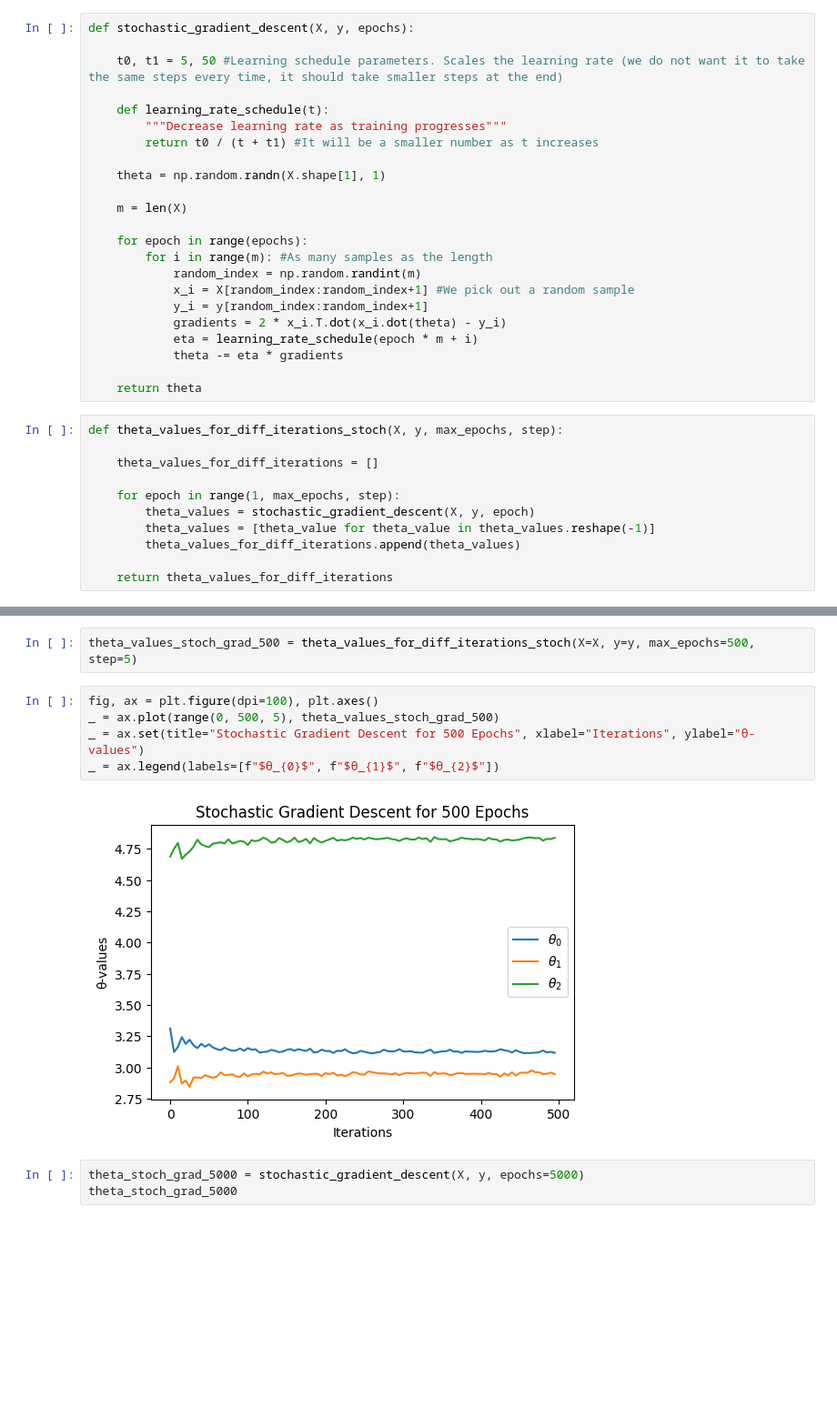
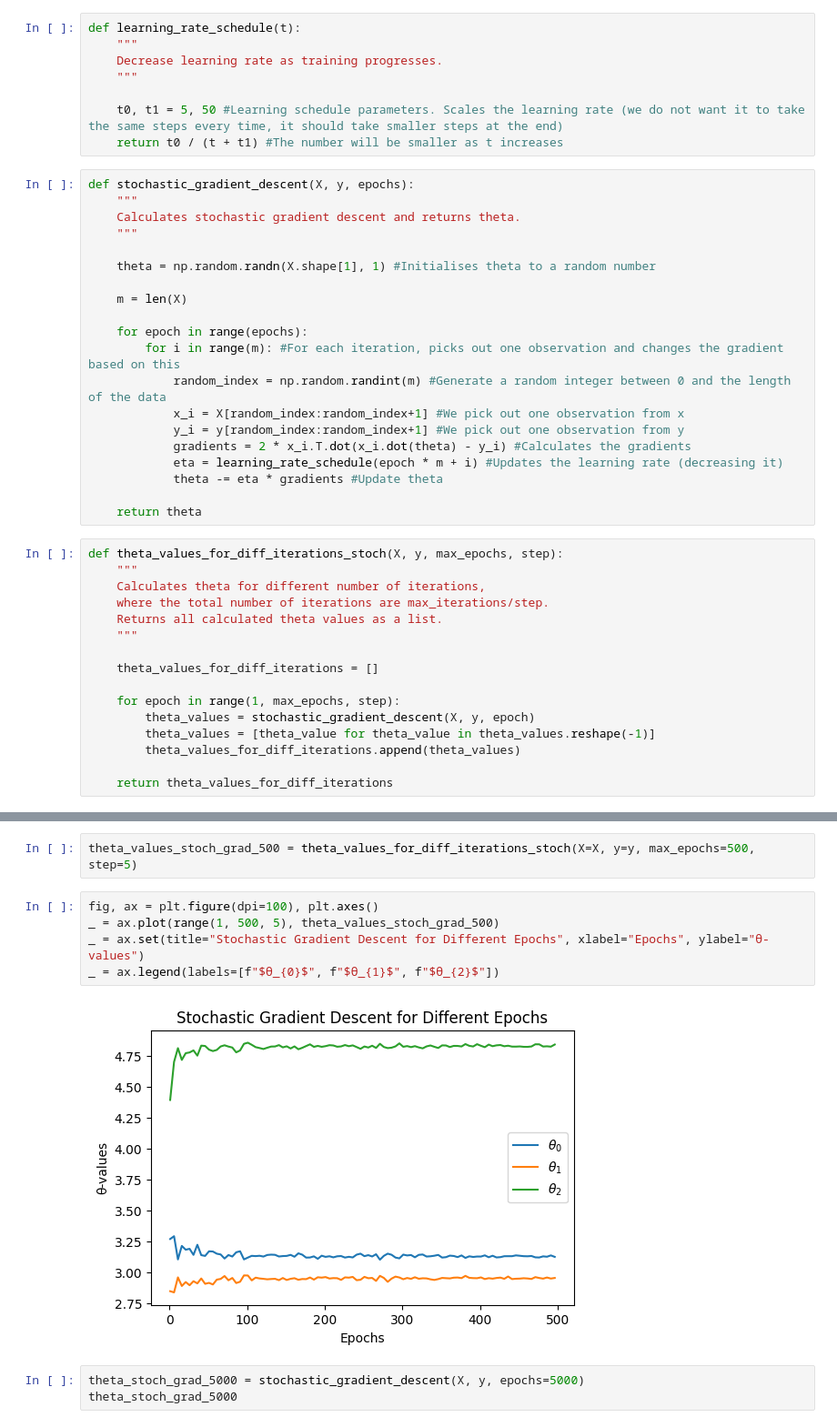
Before and after one commit to Anna-MariaSjolund/Machine-learning, a Jupyter notebook: exercises/exercises_1.ipynb, the cells around one changed output, grey strips where cells are left out. Shown at 91% size. Drawn from its saved outputs; the diff is of its cells as text; blank space fills up the shorter version.

```diff
--- a/exercises/exercises_1.ipynb
+++ b/exercises/exercises_1.ipynb
@@ -85,31 +100,41 @@ _ = ax.legend(labels=[f"$θ_{0}$", f"$θ_{1}$", f"$θ_{2}$"])
 ### 2. Stochastic Gradient Descent - learning rate (**)
 
 Repeat task 1 but using stochastic gradient descent instead. Also adjust number of epochs to see if you can find convergence. What kind of conclusions can you draw from your experiments. (**)
+# %%
+def learning_rate_schedule(t):
+    """
+    Decrease learning rate as training progresses.
+    """
+
+    t0, t1 = 5, 50 #Learning schedule parameters. Scales the learning rate (we do not want it to take the same steps every time, it should take smaller steps at the end)
+    return t0 / (t + t1) #The number will be smaller as t increases
 # %%
 def stochastic_gradient_descent(X, y, epochs):
+    """
+    Calculates stochastic gradient descent and returns theta.
+    """
 
-    t0, t1 = 5, 50 #Learning schedule parameters. Scales the learning rate (we do not want it to take the same steps every time, it should take smaller steps at the end)
-
-    def learning_rate_schedule(t):
-        """Decrease learning rate as training progresses"""
-        return t0 / (t + t1) #It will be a smaller number as t increases
-
-    theta = np.random.randn(X.shape[1], 1)
+    theta = np.random.randn(X.shape[1], 1) #Initialises theta to a random number
 
     m = len(X)
 
     for epoch in range(epochs):
-        for i in range(m): #As many samples as the length
-            random_index = np.random.randint(m)
-            x_i = X[random_index:random_index+1] #We pick out a random sample
-            y_i = y[random_index:random_index+1]
-            gradients = 2 * x_i.T.dot(x_i.dot(theta) - y_i)
-            eta = learning_rate_schedule(epoch * m + i)
-            theta -= eta * gradients
+        for i in range(m): #For each iteration, picks out one observation and changes the gradient based on this
+            random_index = np.random.randint(m) #Generate a random integer between 0 and the length of the data
+            x_i = X[random_index:random_index+1] #We pick out one observation from x
+            y_i = y[random_index:random_index+1] #We pick out one observation from y
+            gradients = 2 * x_i.T.dot(x_i.dot(theta) - y_i) #Calculates the gradients
+            eta = learning_rate_schedule(epoch * m + i) #Updates the learning rate (decreasing it)
+            theta -= eta * gradients #Update theta
 
     return theta
 # %%
 def theta_values_for_diff_iterations_stoch(X, y, max_epochs, step):
+    """
+    Calculates theta for different number of iterations,
+    where the total number of iterations are max_iterations/step.
+    Returns all calculated theta values as a list.
+    """
 
     theta_values_for_diff_iterations = []
 
@@ -130,11 +162,11 @@ array([[3.13431414],
 theta_values_stoch_grad_500 = theta_values_for_diff_iterations_stoch(X=X, y=y, max_epochs=500, step=5)
 # %%
 fig, ax = plt.figure(dpi=100), plt.axes()
-_ = ax.plot(range(0, 500, 5), theta_values_stoch_grad_500)
-_ = ax.set(title="Stochastic Gradient Descent for 500 Epochs", xlabel="Iterations", ylabel="θ-values")
+_ = ax.plot(range(1, 500, 5), theta_values_stoch_grad_500)
+_ = ax.set(title="Stochastic Gradient Descent for Different Epochs", xlabel="Epochs", ylabel="θ-values")
 _ = ax.legend(labels=[f"$θ_{0}$", f"$θ_{1}$", f"$θ_{2}$"])
 # %% [output]
-[figure, old version]
+[figure, new version]
 # %%
 theta_stoch_grad_5000 = stochastic_gradient_descent(X, y, epochs=5000)
 theta_stoch_grad_5000
```
Also changed, not shown: parts of 17 cells of this notebook.
